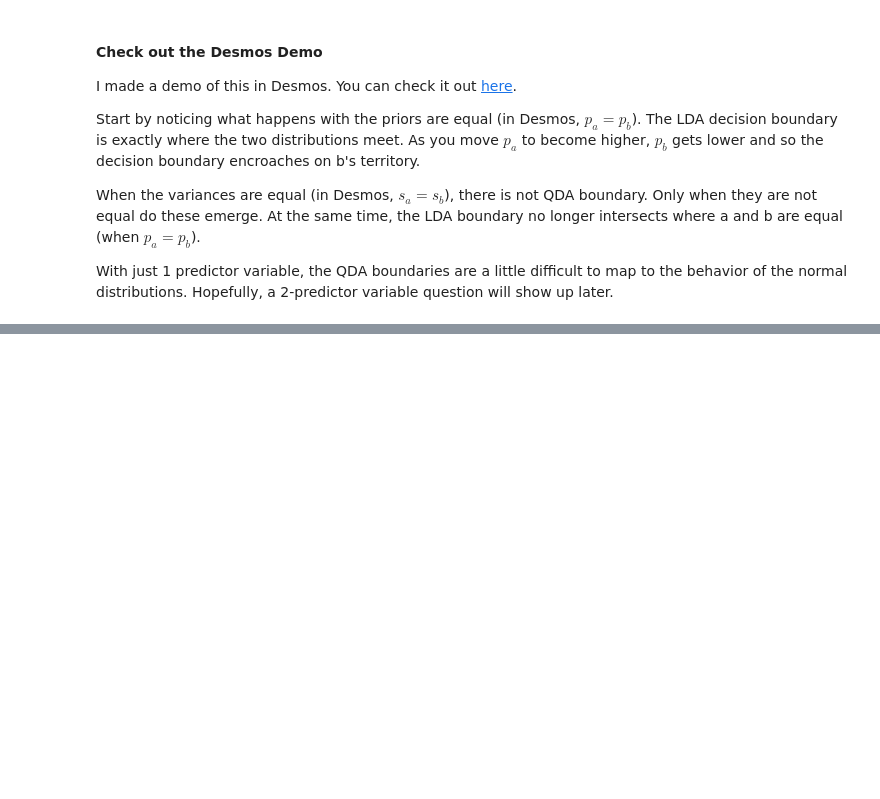
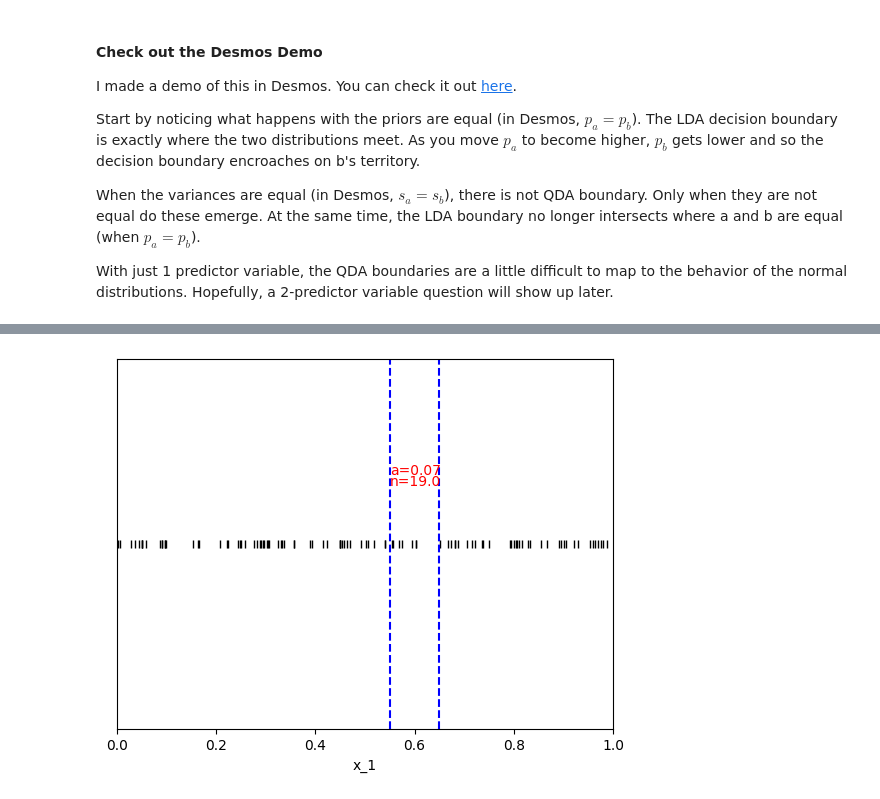
Before and after one commit to nicklausmillican/ISLP_Python, a Jupyter notebook: ISLP_Python_Ch4.ipynb, the cells around one changed output, grey strips where cells are left out. Saved outputs shown, nothing was run; the diff lists cells and outputs as text; code cells hidden in the pictures; blank space fills up the shorter version.

```diff
--- a/ISLP_Python_Ch4.ipynb
+++ b/ISLP_Python_Ch4.ipynb
@@ -200,0 +315,26 @@ With just 1 predictor variable, the QDA boundaries are a little difficult to map
+# %%
+import numpy as np
+import matplotlib.pyplot as plt
+
+n = 100
+r = 0.1
+x = np.random.uniform(low=0, high=1, size=n)
+a_1_est = np.sum((x > 0.55) & (x < 0.65)) / n
+n_2_est = a_1_est * n
+
+plt.figure()
+plt.plot(x, np.zeros_like(x), ' ', label="x_1")  # Creating an empty plot to set the x-axis limits
+plt.xlim(0, 1)
+plt.ylim(-0.1, 0.1)
+plt.yticks([])  # Remove y-axis ticks
+plt.xlabel("x_1")
+
+plt.plot(x, np.zeros_like(x), '|', color='black')  # Rug plot
+plt.axvline(x=0.55, linestyle='--', color='blue')
+plt.axvline(x=0.65, linestyle='--', color='blue')
+plt.text(0.55, 0.038, f"a={round(a_1_est, 2)}", color='red')
+plt.text(0.55, 0.032, f"n={round(n_1_est, 0)}", color='red')
+
+plt.show()
+# %% [output]
+[figure, added]
```
Also changed, not shown: parts of 17 cells of this notebook.
